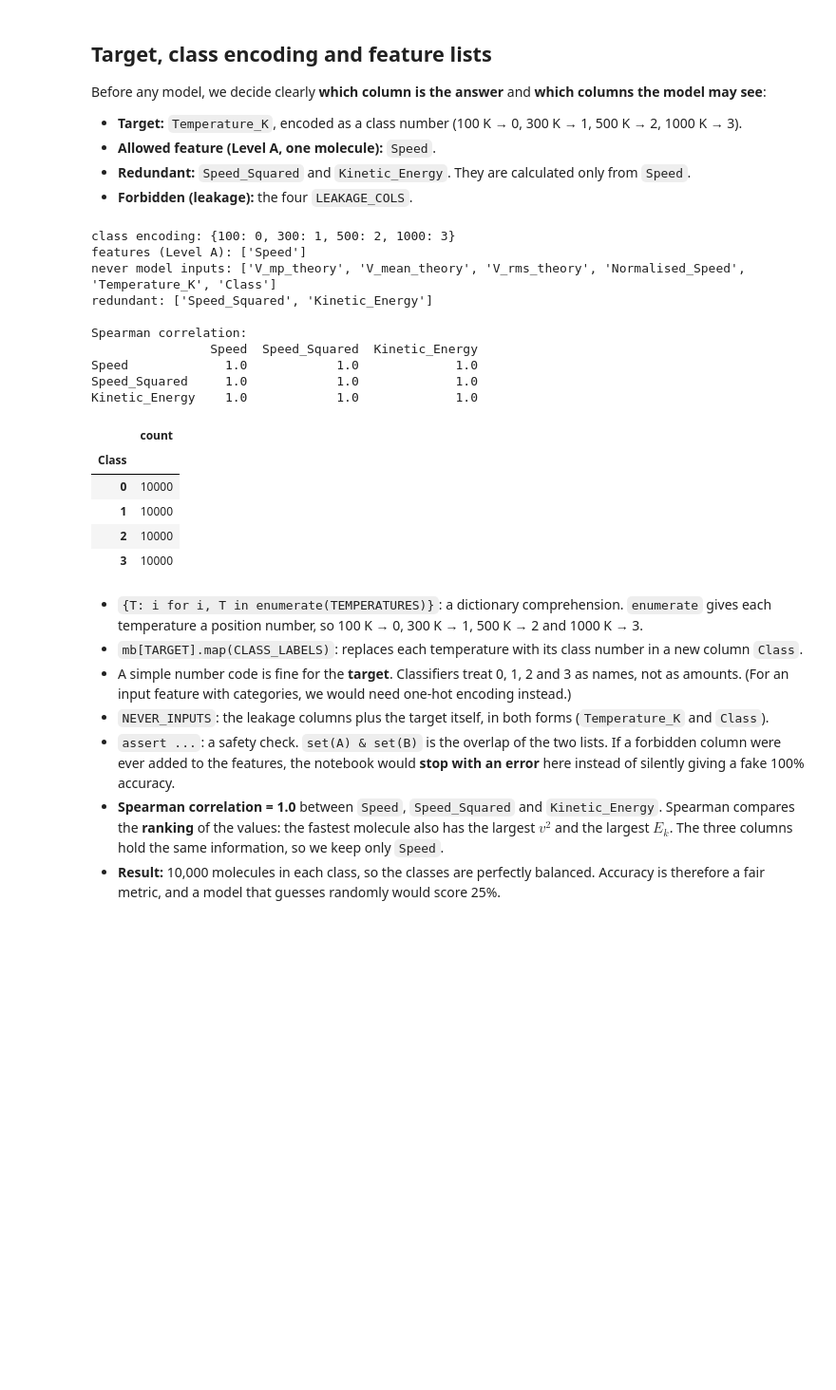
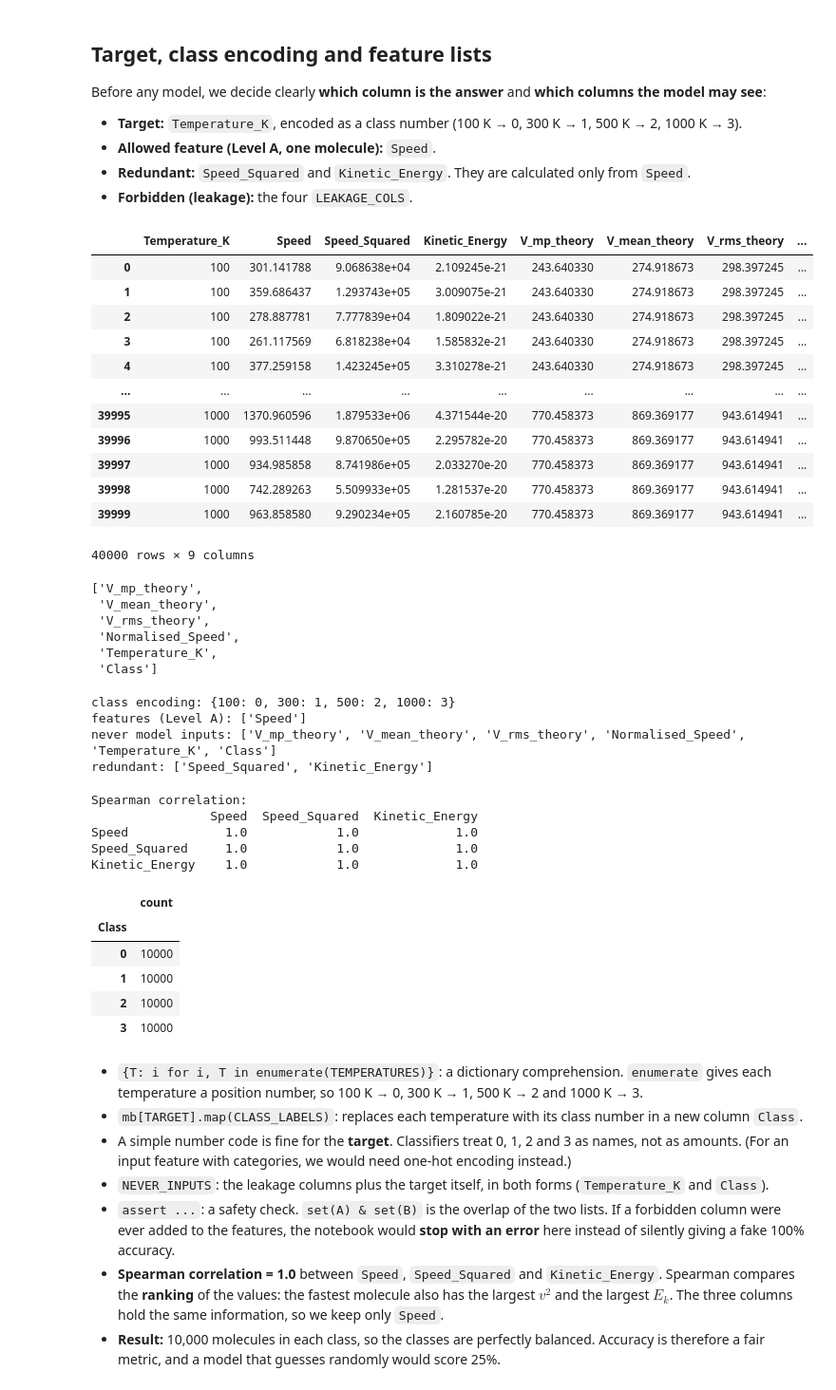
Before and after one commit to 2026023DataAnalysis/Strategy_thinking, a Jupyter notebook: Fluid Data Analytic.ipynb, the cells around one changed output. Shown at 95% size. Saved outputs shown, nothing was run; the diff lists cells and outputs as text; code cells hidden in the pictures; blank space fills up the shorter version.

```diff
--- a/Fluid Data Analytic.ipynb
+++ b/Fluid Data Analytic.ipynb
@@ -626,3 +626,34 @@ Before any model, we decide clearly **which column is the answer** and **which c
 - **Allowed feature (Level A, one molecule):** `Speed`.
 - **Redundant:** `Speed_Squared` and `Kinetic_Energy`. They are calculated only from `Speed`.
 - **Forbidden (leakage):** the four `LEAKAGE_COLS`.
+# %%
+TARGET = "Temperature_K"
+CLASS_LABELS = {T: i for i, T in enumerate(TEMPERATURES)}   # {100: 0, 300: 1, 500: 2, 1000: 3}
+mb["Class"] = mb[TARGET].map(CLASS_LABELS)
+mb
+# %% [output]
+|  | Temperature_K | Speed | Speed_Squared | Kinetic_Energy | V_mp_theory | V_mean_theory | V_rms_theory | ... |
+| 0 | 100 | 301.141788 | 9.068638e+04 | 2.109245e-21 | 243.640330 | 274.918673 | 298.397245 | ... |
+| 1 | 100 | 359.686437 | 1.293743e+05 | 3.009075e-21 | 243.640330 | 274.918673 | 298.397245 | ... |
+| 2 | 100 | 278.887781 | 7.777839e+04 | 1.809022e-21 | 243.640330 | 274.918673 | 298.397245 | ... |
+| 3 | 100 | 261.117569 | 6.818238e+04 | 1.585832e-21 | 243.640330 | 274.918673 | 298.397245 | ... |
+| 4 | 100 | 377.259158 | 1.423245e+05 | 3.310278e-21 | 243.640330 | 274.918673 | 298.397245 | ... |
+| ... | ... | ... | ... | ... | ... | ... | ... | ... |
+| 39995 | 1000 | 1370.960596 | 1.879533e+06 | 4.371544e-20 | 770.458373 | 869.369177 | 943.614941 | ... |
+| 39996 | 1000 | 993.511448 | 9.870650e+05 | 2.295782e-20 | 770.458373 | 869.369177 | 943.614941 | ... |
+| 39997 | 1000 | 934.985858 | 8.741986e+05 | 2.033270e-20 | 770.458373 | 869.369177 | 943.614941 | ... |
+| 39998 | 1000 | 742.289263 | 5.509933e+05 | 1.281537e-20 | 770.458373 | 869.369177 | 943.614941 | ... |
+| 39999 | 1000 | 963.858580 | 9.290234e+05 | 2.160785e-20 | 770.458373 | 869.369177 | 943.614941 | ... |
+40000 rows × 9 columns
+# %%
+REDUNDANT_COLS = ["Speed_Squared", "Kinetic_Energy"]   # calculated only from Speed
+FEATURES_A = ["Speed"]                                 # Level A: one molecule
+NEVER_INPUTS = LEAKAGE_COLS + [TARGET, "Class"]
+NEVER_INPUTS
+# %% [output]
+['V_mp_theory',
+ 'V_mean_theory',
+ 'V_rms_theory',
+ 'Normalised_Speed',
+ 'Temperature_K',
+ 'Class']
@@ -629,28 +662,18 @@ Before any model, we decide clearly **which column is the answer** and **which c
+# %%
+print("class encoding:", CLASS_LABELS)
+print("features (Level A):", FEATURES_A)
+print("never model inputs:", NEVER_INPUTS)
+print("redundant:", REDUNDANT_COLS, "\n")
+# %% [output]
+class encoding: {100: 0, 300: 1, 500: 2, 1000: 3}
+features (Level A): ['Speed']
+never model inputs: ['V_mp_theory', 'V_mean_theory', 'V_rms_theory', 'Normalised_Speed', 'Temperature_K', 'Class']
+redundant: ['Speed_Squared', 'Kinetic_Energy']
 # %%
-TARGET = "Temperature_K"
-CLASS_LABELS = {T: i for i, T in enumerate(TEMPERATURES)}   # {100: 0, 300: 1, 500: 2, 1000: 3}
-mb["Class"] = mb[TARGET].map(CLASS_LABELS)
-
-REDUNDANT_COLS = ["Speed_Squared", "Kinetic_Energy"]   # calculated only from Speed
-FEATURES_A = ["Speed"]                                 # Level A: one molecule
-NEVER_INPUTS = LEAKAGE_COLS + [TARGET, "Class"]
-
-assert not set(FEATURES_A) & set(NEVER_INPUTS), "leakage: a forbidden column is in the features"
-
-print("class encoding:", CLASS_LABELS)
-print("features (Level A):", FEATURES_A)
-print("never model inputs:", NEVER_INPUTS)
-print("redundant:", REDUNDANT_COLS, "\n")
-
 print("Spearman correlation:")
 print(mb[["Speed", "Speed_Squared", "Kinetic_Energy"]].corr(method="spearman").round(4), "\n")
 mb["Class"].value_counts().sort_index().to_frame("count")
 # %% [output]
-class encoding: {100: 0, 300: 1, 500: 2, 1000: 3}
-features (Level A): ['Speed']
-never model inputs: ['V_mp_theory', 'V_mean_theory', 'V_rms_theory', 'Normalised_Speed', 'Temperature_K', 'Class']
-redundant: ['Speed_Squared', 'Kinetic_Energy']
-
 Spearman correlation:
                 Speed  Speed_Squared  Kinetic_Energy
 Speed             1.0            1.0             1.0
```
Also changed, not shown: parts of 7 cells of this notebook, 1 other file.
